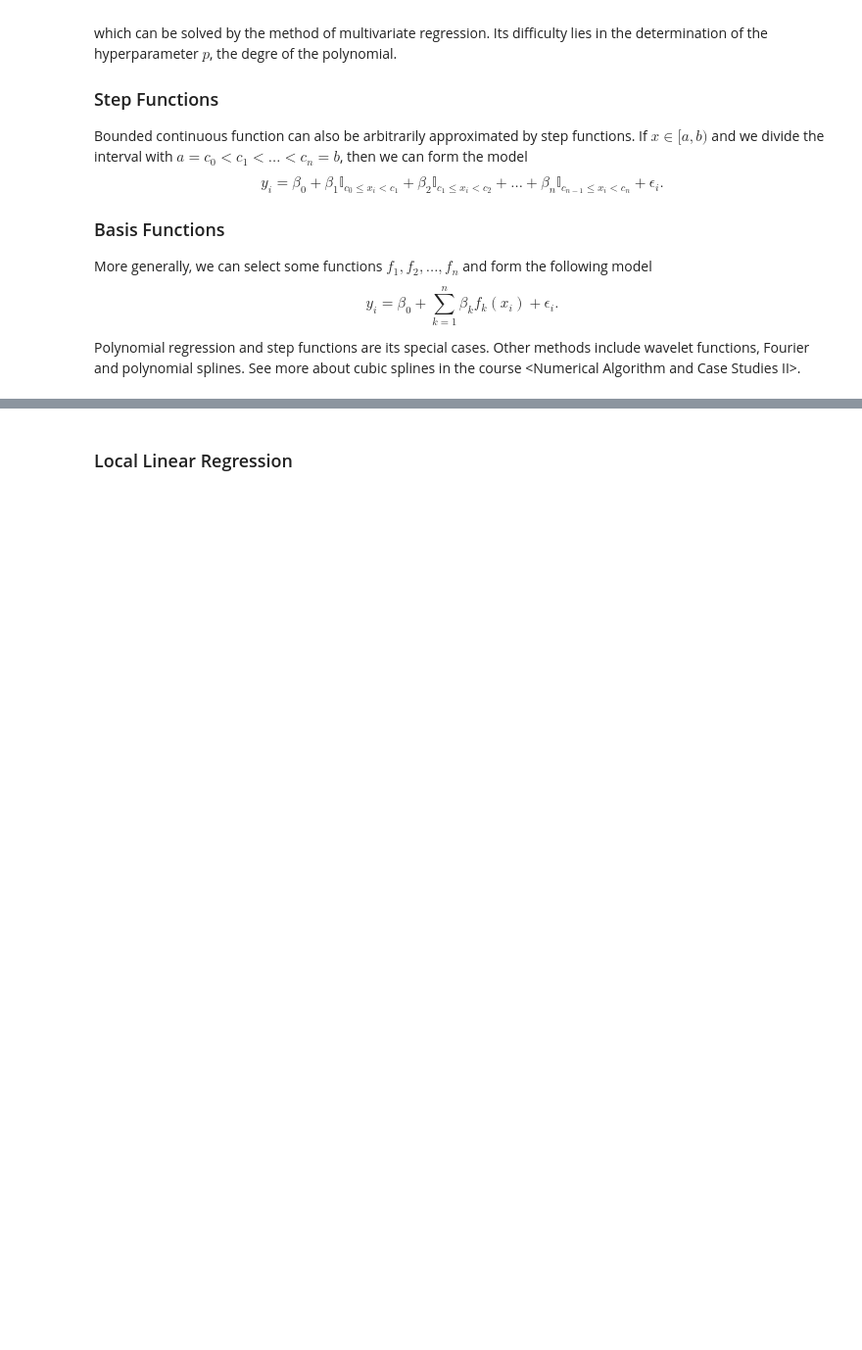
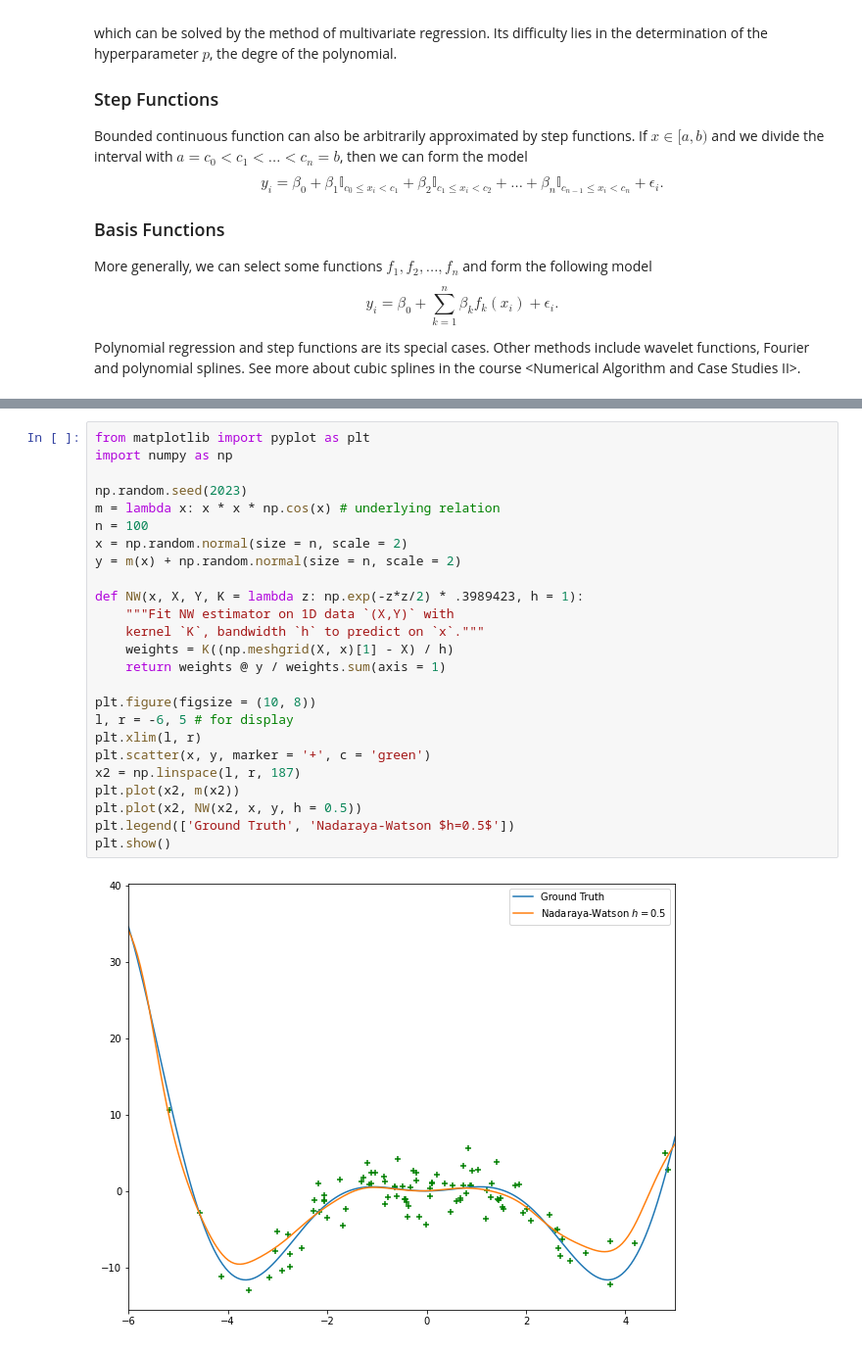
Before and after one commit to ForeverHaibara/Fudan-Courses, a Jupyter notebook: 高级回归分析/08 Moving Beyond Nonlinearity and Nonparametric Regression.ipynb, the cells around one changed output, grey strips where cells are left out. Shown: that part at 98% size. Cells and saved outputs as stored; diff of their text form; blank space fills up the shorter version.

```diff
--- a/高级回归分析/08 Moving Beyond Nonlinearity and Nonparametric Regression.ipynb
+++ b/高级回归分析/08 Moving Beyond Nonlinearity and Nonparametric Regression.ipynb
@@ -64,2 +124,27 @@ The formula assign weights on $y_i$ and the data points that are near to $x$ has
-# %% [markdown]
-### Local Linear Regression
+# %%
+from matplotlib import pyplot as plt
+import numpy as np
+
+np.random.seed(2023)
+m = lambda x: x * x * np.cos(x) # underlying relation
+n = 100
+x = np.random.normal(size = n, scale = 2)
+y = m(x) + np.random.normal(size = n, scale = 2)
+
+def NW(x, X, Y, K = lambda z: np.exp(-z*z/2) * .3989423, h = 1):
+    """Fit NW estimator on 1D data `(X,Y)` with
+    kernel `K`, bandwidth `h` to predict on `x`."""
+    weights = K((np.meshgrid(X, x)[1] - X) / h)
+    return weights @ y / weights.sum(axis = 1)
+
+plt.figure(figsize = (10, 8))
+l, r = -6, 5 # for display
+plt.xlim(l, r)
+plt.scatter(x, y, marker = '+', c = 'green')
+x2 = np.linspace(l, r, 187)
+plt.plot(x2, m(x2))
+plt.plot(x2, NW(x2, x, y, h = 0.5))
+plt.legend(['Ground Truth', 'Nadaraya-Watson $h=0.5$'])
+plt.show()
+# %% [output]
+[figure, added]
```
Also changed, not shown: parts of 6 cells of this notebook, 4 other files.
